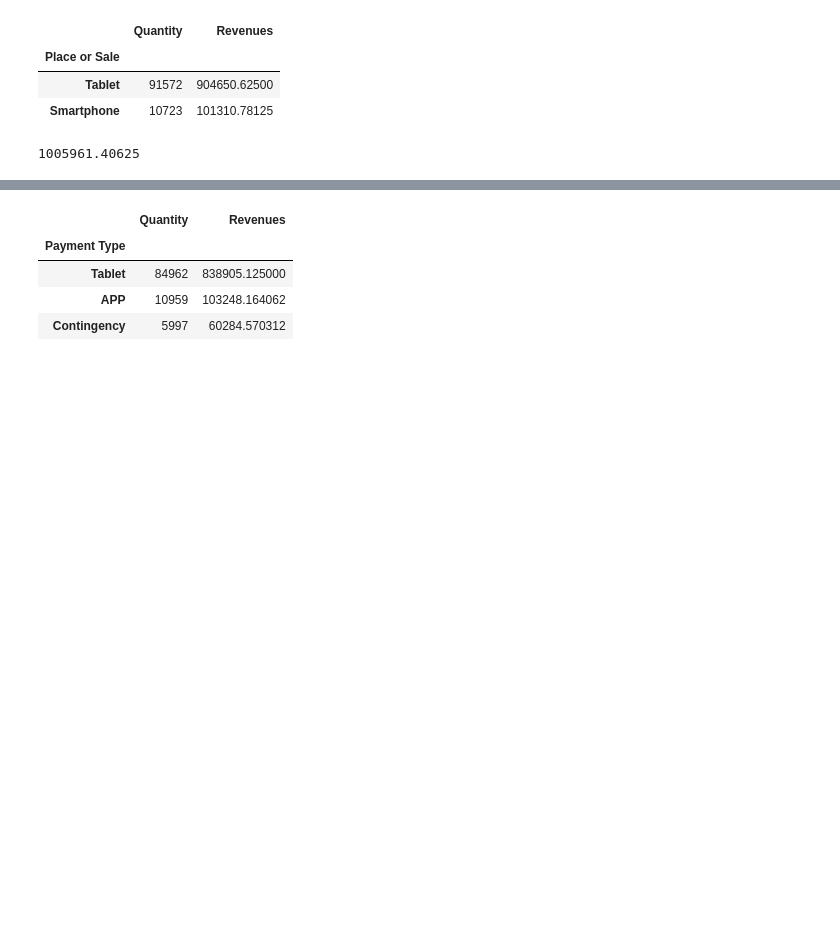
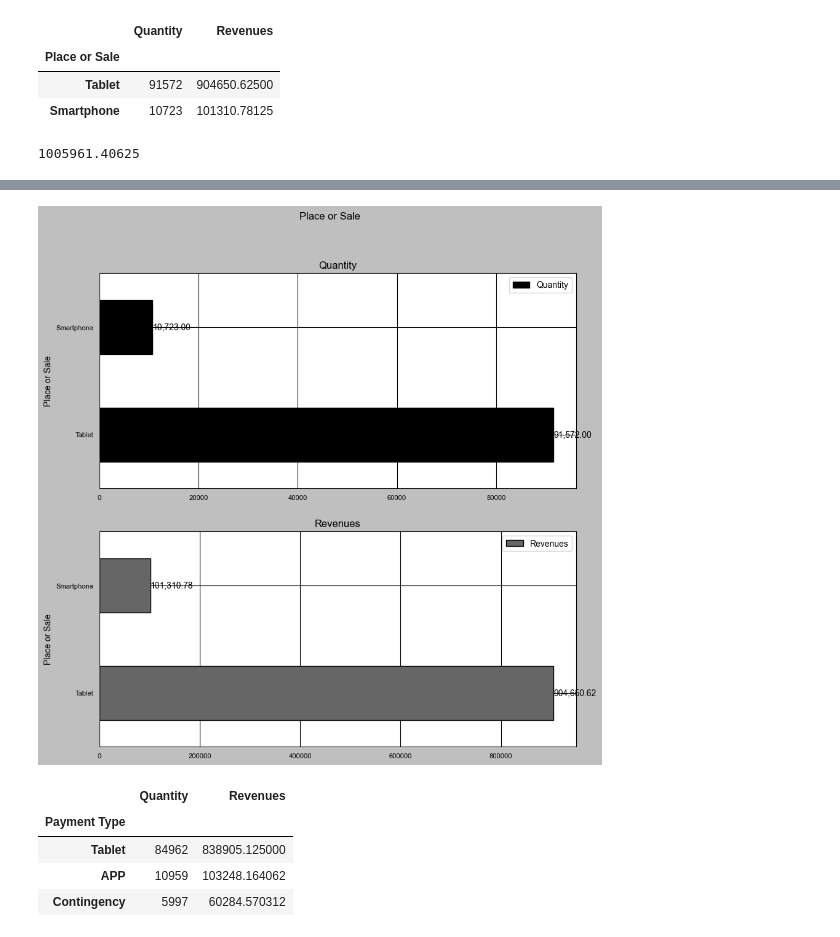
Before and after one commit to gabbmelo/NewsletterAnaliseMPE, a Jupyter notebook: newslettermpe.ipynb, the cells around one changed output, grey strips where cells are left out. Drawn from its saved outputs; the diff is of its cells as text; code cells hidden in the pictures; blank space fills up the shorter version.

```diff
--- a/newslettermpe.ipynb
+++ b/newslettermpe.ipynb
@@ -942,3 +1012,17 @@ totalsales
+# %%
+plt.style.use('grayscale')
+
+plot, ax = placesalerevqtty.plot(kind='barh', title ="Place or Sale", figsize=(10, 10), legend=True, fontsize=8, subplots= True, sharex=False);
+
+
+#showing bar values
+for container in plot.containers:
+    plot.bar_label(container, fmt='{:,.2f}');
+
+for container in ax.containers:
+    ax.bar_label(container, fmt='{:,.2f}');
+# %% [output]
+[figure, added]
 # %%
 pmttyperevqtty = df.groupby('Payment Type', observed=False).aggregate({'Quantity':'sum', 'Revenues':'sum'})
 pmttyperevqtty = pmttyperevqtty.sort_values(by='Revenues', ascending=False)
```
Also changed, not shown: parts of 18 cells of this notebook.
